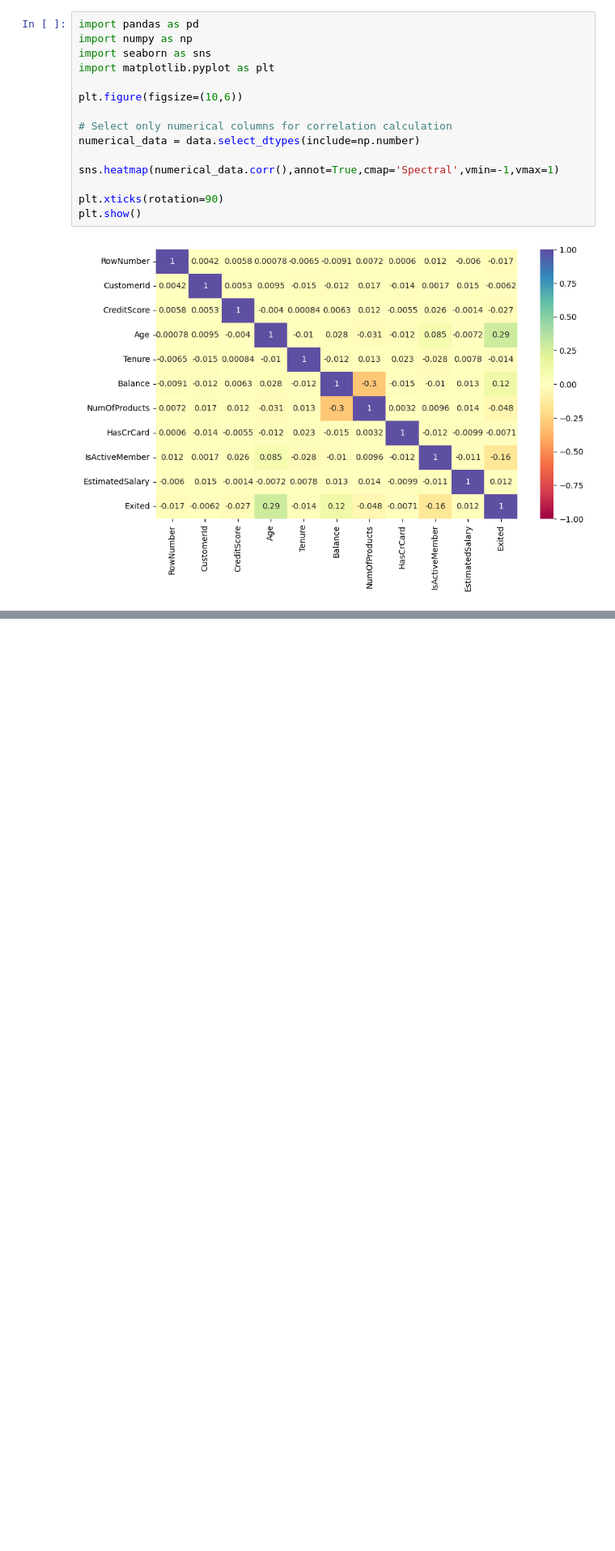
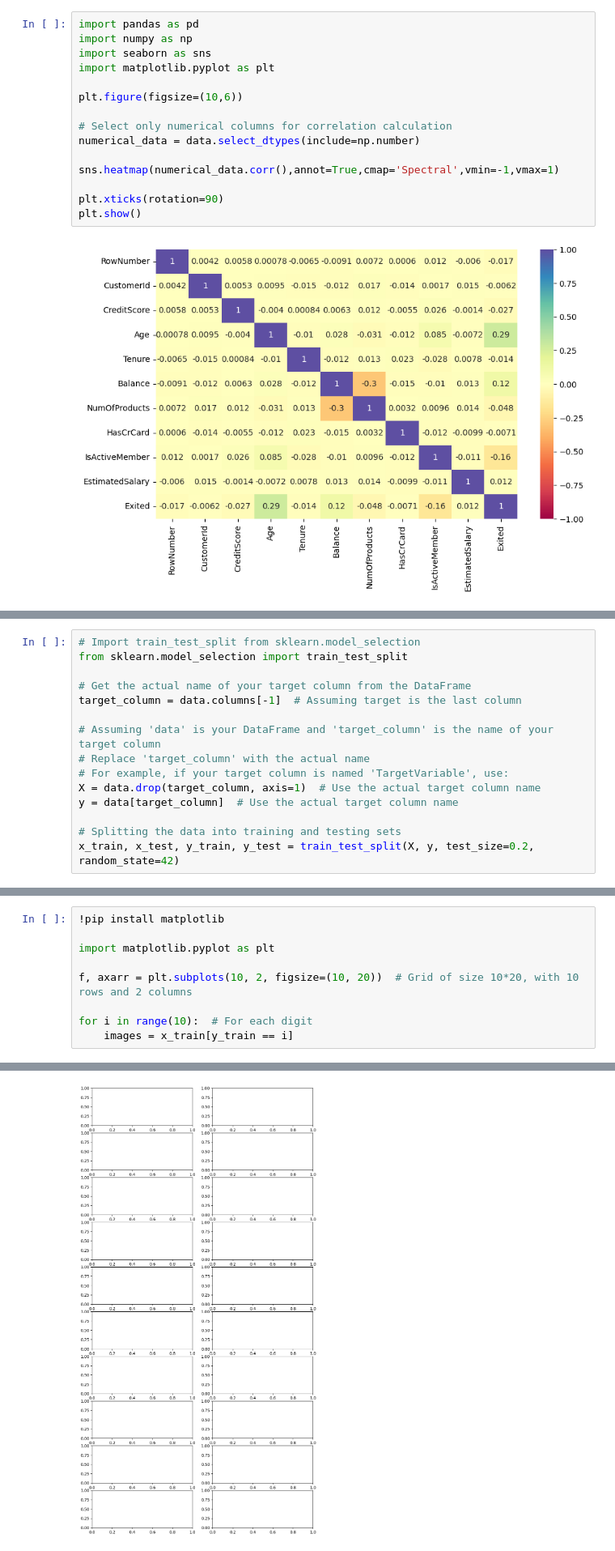
Before and after one commit to bcheng251/BenChen, a Jupyter notebook: Convert_ipynb_to_HTML_in_Colab.ipynb, the cells around one changed output, grey strips where cells are left out. Shown at 81% size. Saved outputs shown, nothing was run; the diff lists cells and outputs as text; blank space fills up the shorter version.

```diff
--- a/Convert_ipynb_to_HTML_in_Colab.ipynb
+++ b/Convert_ipynb_to_HTML_in_Colab.ipynb
@@ -366,0 +369,15 @@ plt.show()
+# %%
+# Import train_test_split from sklearn.model_selection
+from sklearn.model_selection import train_test_split
+
+# Get the actual name of your target column from the DataFrame
+target_column = data.columns[-1]  # Assuming target is the last column
+
+# Assuming 'data' is your DataFrame and 'target_column' is the name of your target column
+# Replace 'target_column' with the actual name
+# For example, if your target column is named 'TargetVariable', use:
+X = data.drop(target_column, axis=1)  # Use the actual target column name
+y = data[target_column]  # Use the actual target column name
+
+# Splitting the data into training and testing sets
+x_train, x_test, y_train, y_test = train_test_split(X, y, test_size=0.2, random_state=42)
@@ -366,0 +398,10 @@ plt.show()
+# %%
+!pip install matplotlib
+
+import matplotlib.pyplot as plt
+
+f, axarr = plt.subplots(10, 2, figsize=(10, 20))  # Grid of size 10*20, with 10 rows and 2 columns
+
+for i in range(10):  # For each digit
+    images = x_train[y_train == i]
+# %% [output]
@@ -366,0 +419 @@ plt.show()
+[figure, added]
```
Also changed, not shown: parts of 7 cells of this notebook.
